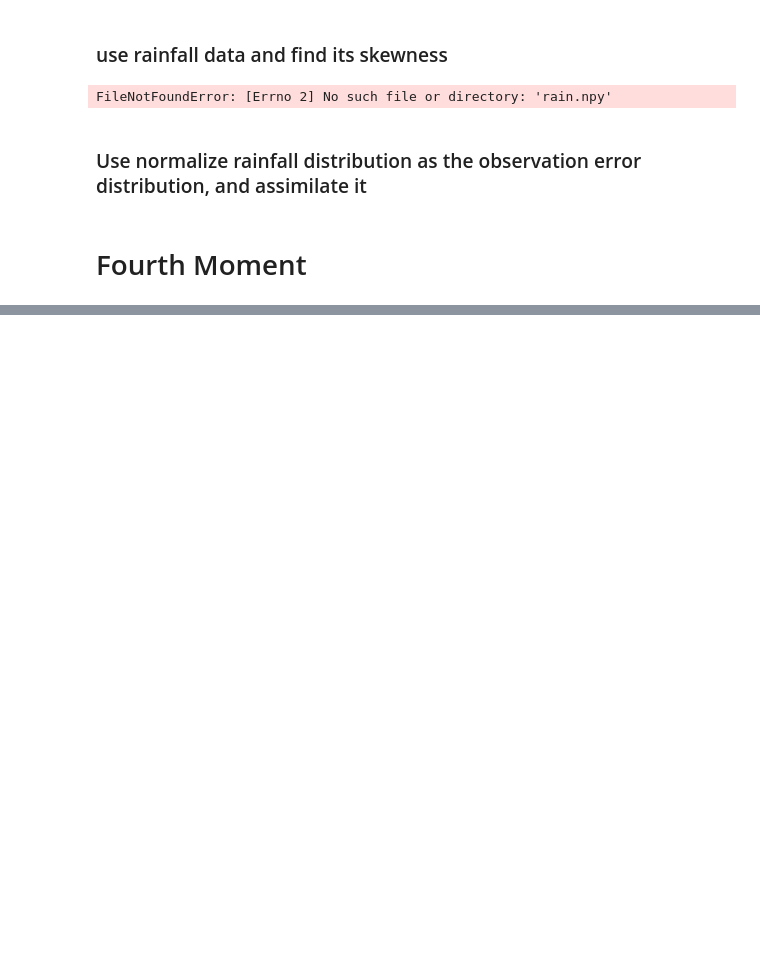
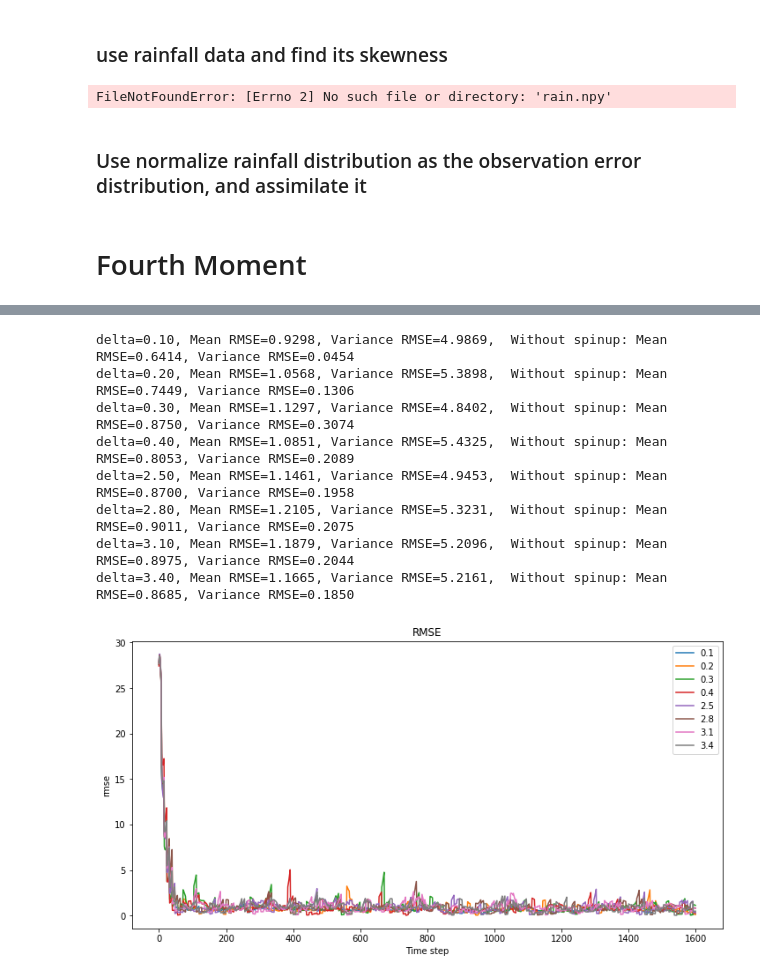
Before and after one commit to micky85lu/Data-Assimilation-Project, a Jupyter notebook: experiment.ipynb, the cells around one changed output, grey strips where cells are left out. Saved outputs shown, nothing was run; the diff lists cells and outputs as text; code cells hidden in the pictures; blank space fills up the shorter version.

```diff
--- a/experiment.ipynb
+++ b/experiment.ipynb
@@ -852,0 +1010,46 @@ plt.xticks([0, 1, 2], ['X', 'Y', 'Z']);
+# %%
+plt.figure(figsize=(12, 6))
+
+for ex_d in ex_delta:
+    key = f'{ex_d:.1f}'
+    obs = ex_obs_dict[key]
+
+    enkf_params = {
+        'X_ens_ini': X_ens_ini,
+        'obs': obs,
+        'obs_interv': 8,
+        'R': R,
+        'H_func': None,
+        'alpha': 0.3,
+        'inflat': 1.4
+    }
+
+    enkf = EnKF(lorenz63_fdm, dt)
+    enkf.set_params(**enkf_params)
+    enkf.cycle()
+    enkf.analysis
+    ens_mean = enkf.analysis.mean(axis=0)
+
+    # calculate RMSE and stable index
+    rmse_enkf = np.sqrt(np.mean((ens_mean-X_nature)**2, axis=0))
+    print(
+        f'delta={ex_d:.2f}, Mean RMSE={rmse_enkf.mean():.4f}, Variance RMSE={rmse_enkf.var():.4f},  '
+        + f'Without spinup: Mean RMSE={rmse_enkf[50:].mean():.4f}, Variance RMSE={rmse_enkf[50:].var():.4f}'
+    )
+
+    plt.plot(rmse_enkf, label=key)
+
+plt.legend()
+plt.title('RMSE')
+plt.xlabel('Time step')
+plt.ylabel('rmse');
+# %% [output]
+delta=0.10, Mean RMSE=0.9298, Variance RMSE=4.9869,  Without spinup: Mean RMSE=0.6414, Variance RMSE=0.0454
+delta=0.20, Mean RMSE=1.0568, Variance RMSE=5.3898,  Without spinup: Mean RMSE=0.7449, Variance RMSE=0.1306
+delta=0.30, Mean RMSE=1.1297, Variance RMSE=4.8402,  Without spinup: Mean RMSE=0.8750, Variance RMSE=0.3074
+delta=0.40, Mean RMSE=1.0851, Variance RMSE=5.4325,  Without spinup: Mean RMSE=0.8053, Variance RMSE=0.2089
+delta=2.50, Mean RMSE=1.1461, Variance RMSE=4.9453,  Without spinup: Mean RMSE=0.8700, Variance RMSE=0.1958
+delta=2.80, Mean RMSE=1.2105, Variance RMSE=5.3231,  Without spinup: Mean RMSE=0.9011, Variance RMSE=0.2075
+delta=3.10, Mean RMSE=1.1879, Variance RMSE=5.2096,  Without spinup: Mean RMSE=0.8975, Variance RMSE=0.2044
+delta=3.40, Mean RMSE=1.1665, Variance RMSE=5.2161,  Without spinup: Mean RMSE=0.8685, Variance RMSE=0.1850
+[figure, added]
```
Also changed, not shown: parts of 17 cells of this notebook, 3 other files.
